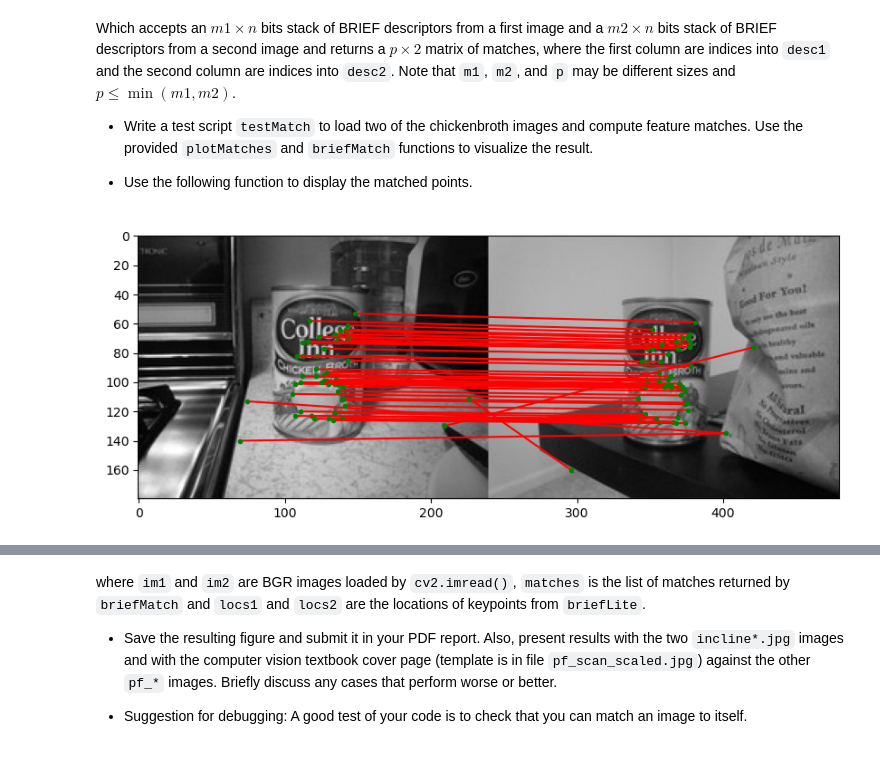
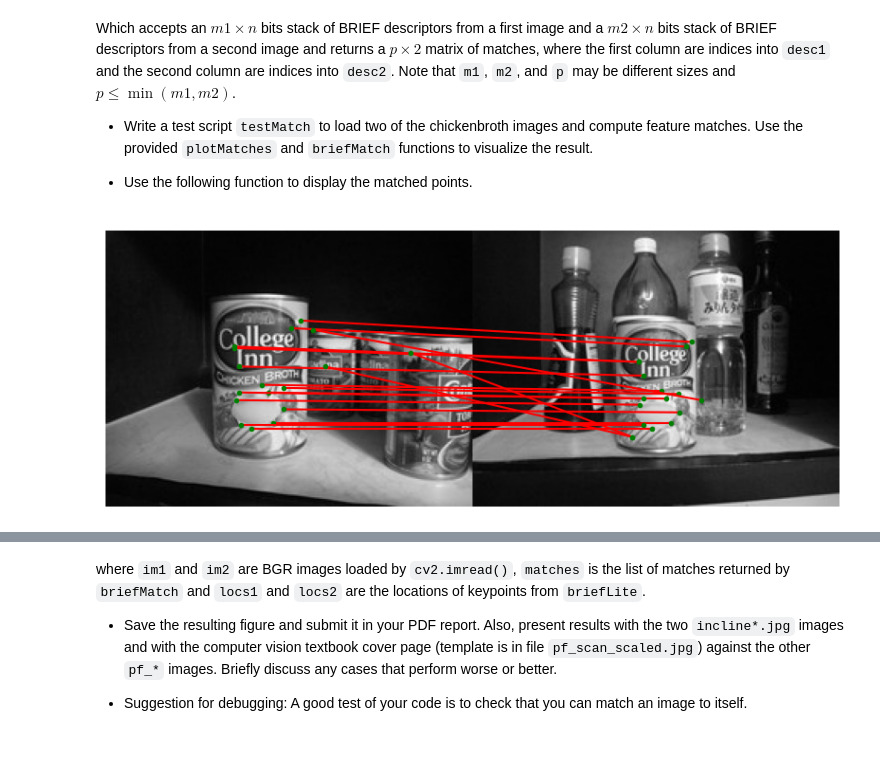
Before and after one commit to oronbar/046746---Algorithms-and-Applications-in-Computer-Vision, a Jupyter notebook: hw2_features_descriptors/code/ee046746_hw2_features.ipynb, the cells around one changed output, grey strips where cells are left out. Saved outputs shown, nothing was run; the diff lists cells and outputs as text; code cells hidden in the pictures.

```diff
--- a/hw2_features_descriptors/code/ee046746_hw2_features.ipynb
+++ b/hw2_features_descriptors/code/ee046746_hw2_features.ipynb
@@ -502,19 +502,23 @@ def plotMatches(im1, im2, matches, locs1, locs2):
         y = np.asarray([pt1[1], pt2[1]])
         plt.plot(x,y,'r')
         plt.plot(x,y,'g.')
+    plt.axis('off')
     plt.show()
 # %%
-cb1 = cv2.imread('../data/chickenbroth_03.jpg')
-cb1_g = cv2.cvtColor(cb1, cv2.COLOR_BGR2GRAY)
-cb1_g = cb1_g / 255
-cb2 = cv2.imread('../data/chickenbroth_04.jpg')
-cb2_g = cv2.cvtColor(cb2, cv2.COLOR_BGR2GRAY)
-cb2_g = cb2_g / 255
+def load_match_and_plot(path1, path2, ratio=0.5):
+    cb1 = cv2.imread(path1)
+    cb1_g = cv2.cvtColor(cb1, cv2.COLOR_BGR2GRAY)
+    cb1_g = cb1_g / 255
+    cb2 = cv2.imread(path2)
+    cb2_g = cv2.cvtColor(cb2, cv2.COLOR_BGR2GRAY)
+    cb2_g = cb2_g / 255
 
-locs1, desc1 = briefLite(cb1_g)
-locs2, desc2 = briefLite(cb2_g)
+    locs1, desc1 = briefLite(cb1_g)
+    locs2, desc2 = briefLite(cb2_g)
+
+    matches = briefMatch(desc1, desc2, ratio)
+    plotMatches(cb1, cb2, matches, locs1, locs2)
-# %%
-matches = briefMatch(desc1, desc2, ratio=0.5)
-plotMatches(cb1, cb2, matches, locs1, locs2)
-# %% [output]
-[figure, removed]
+# %%
+load_match_and_plot('../data/chickenbroth_01.jpg','../data/chickenbroth_02.jpg', ratio = 0.5)
+# %% [output]
+[figure, added]
```
Also changed, not shown: parts of 3 cells of this notebook, 2 other files.
